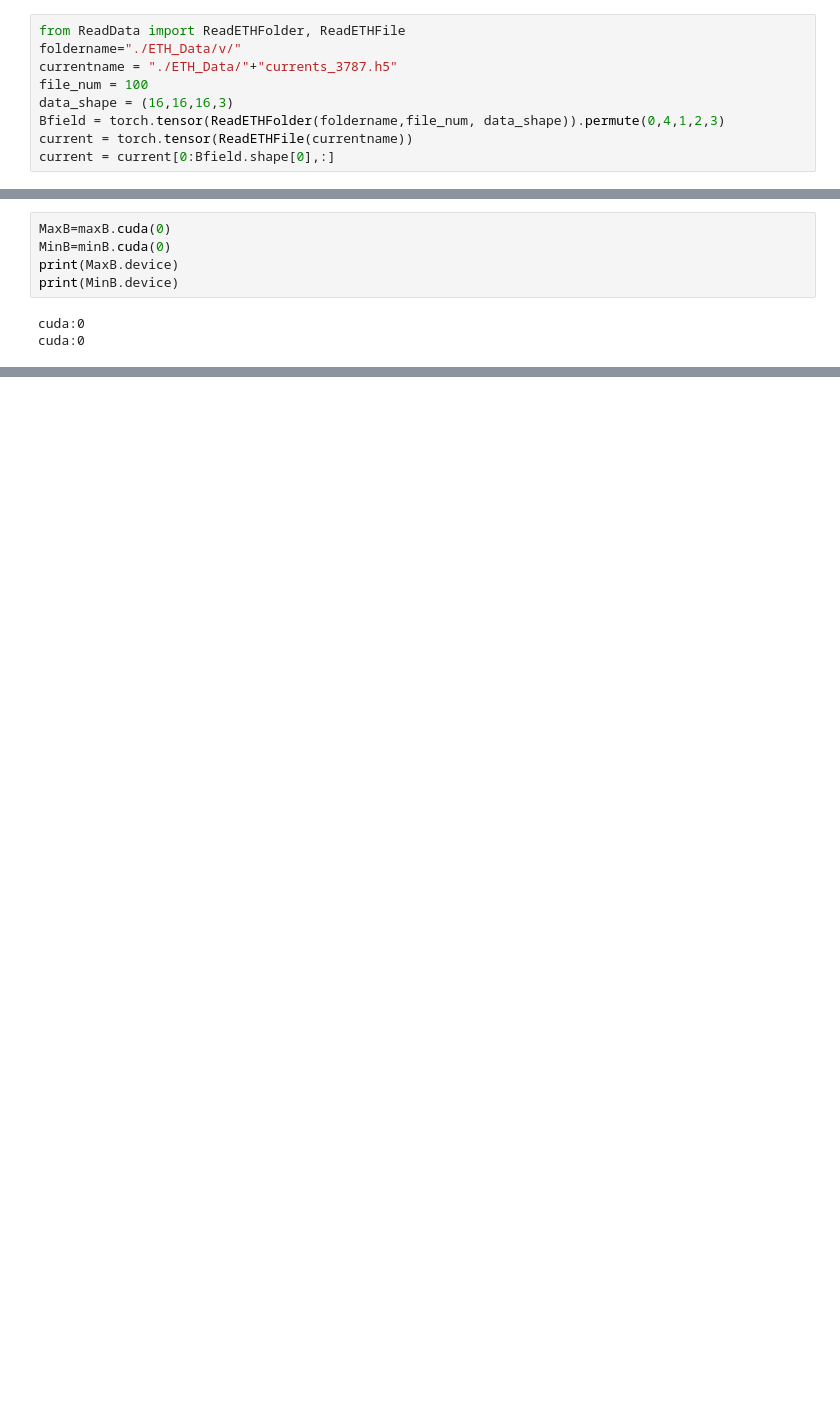
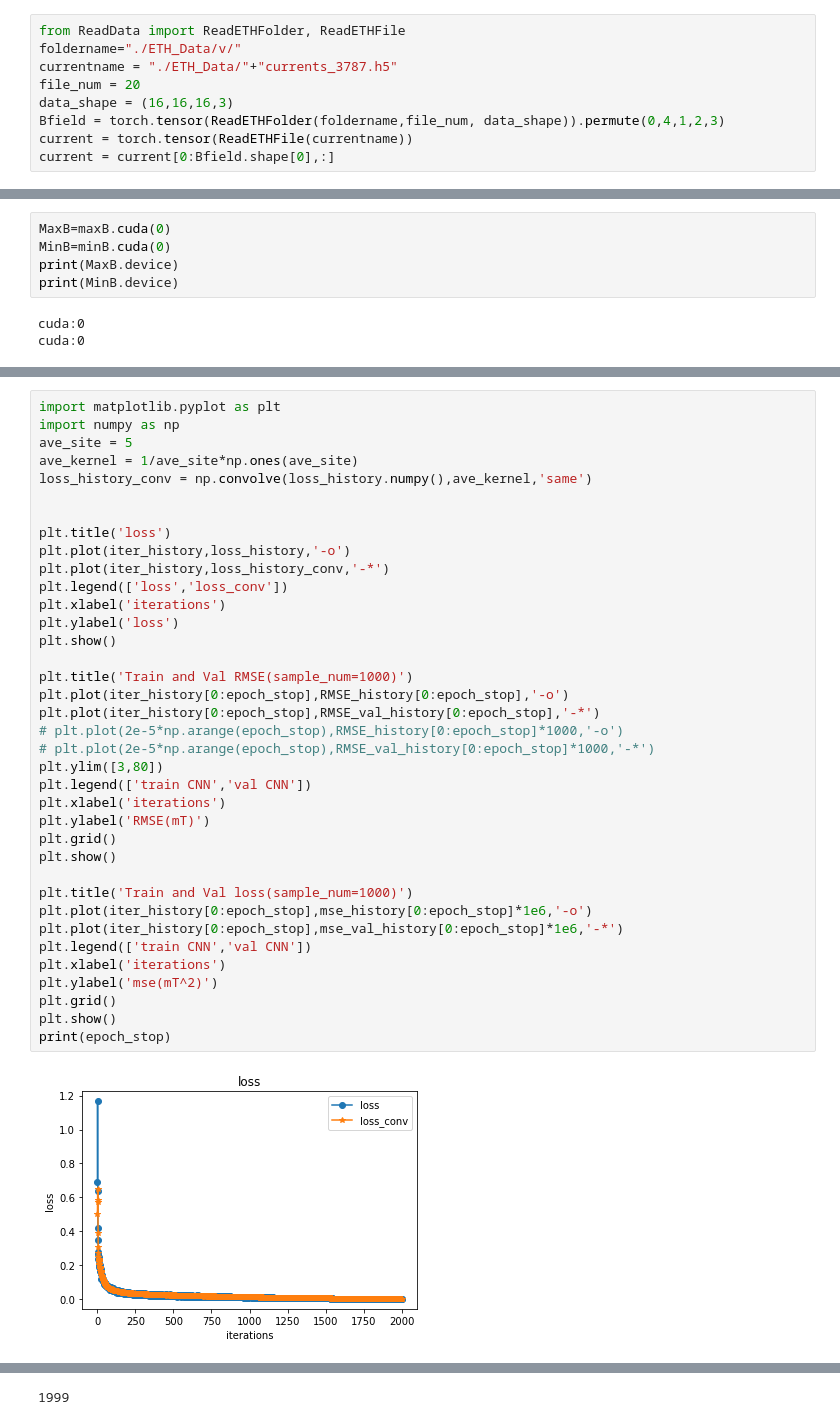
Before and after one commit to Junang-Wang/Qubot_Elastica, a Jupyter notebook: Modeling eMNS/Generative_model_ETH_v0.ipynb, the cells around one changed output, grey strips where cells are left out. Cells and saved outputs as stored; diff of their text form; blank space fills up the shorter version.

```diff
--- a/Modeling eMNS/Generative_model_ETH_v0.ipynb
+++ b/Modeling eMNS/Generative_model_ETH_v0.ipynb
@@ -17,7 +17,7 @@ Good to go
 from ReadData import ReadETHFolder, ReadETHFile
 foldername="./ETH_Data/v/"
 currentname = "./ETH_Data/"+"currents_3787.h5"
-file_num = 100
+file_num = 20
 data_shape = (16,16,16,3)
 Bfield = torch.tensor(ReadETHFolder(foldername,file_num, data_shape)).permute(0,4,1,2,3)
 current = torch.tensor(ReadETHFile(currentname))
@@ -265,0 +206,39 @@ NameError: name 'position' is not defined
+# %%
+import matplotlib.pyplot as plt
+import numpy as np
+ave_site = 5
+ave_kernel = 1/ave_site*np.ones(ave_site)
+loss_history_conv = np.convolve(loss_history.numpy(),ave_kernel,'same')
+
+
+plt.title('loss')
+plt.plot(iter_history,loss_history,'-o')
+plt.plot(iter_history,loss_history_conv,'-*')
+plt.legend(['loss','loss_conv'])
+plt.xlabel('iterations')
+plt.ylabel('loss')
+plt.show()
+
+plt.title('Train and Val RMSE(sample_num=1000)')
+plt.plot(iter_history[0:epoch_stop],RMSE_history[0:epoch_stop],'-o')
+plt.plot(iter_history[0:epoch_stop],RMSE_val_history[0:epoch_stop],'-*')
+# plt.plot(2e-5*np.arange(epoch_stop),RMSE_history[0:epoch_stop]*1000,'-o')
+# plt.plot(2e-5*np.arange(epoch_stop),RMSE_val_history[0:epoch_stop]*1000,'-*')
+plt.ylim([3,80])
+plt.legend(['train CNN','val CNN'])
+plt.xlabel('iterations')
+plt.ylabel('RMSE(mT)')
+plt.grid()
+plt.show()
+
+plt.title('Train and Val loss(sample_num=1000)')
+plt.plot(iter_history[0:epoch_stop],mse_history[0:epoch_stop]*1e6,'-o')
+plt.plot(iter_history[0:epoch_stop],mse_val_history[0:epoch_stop]*1e6,'-*')
+plt.legend(['train CNN','val CNN'])
+plt.xlabel('iterations')
+plt.ylabel('mse(mT^2)')
+plt.grid()
+plt.show()
+print(epoch_stop)
+# %% [output]
+[figure, added]
@@ -265,0 +247 @@ NameError: name 'position' is not defined
+1999
```
Also changed, not shown: parts of 4 cells of this notebook, 5 other files.
